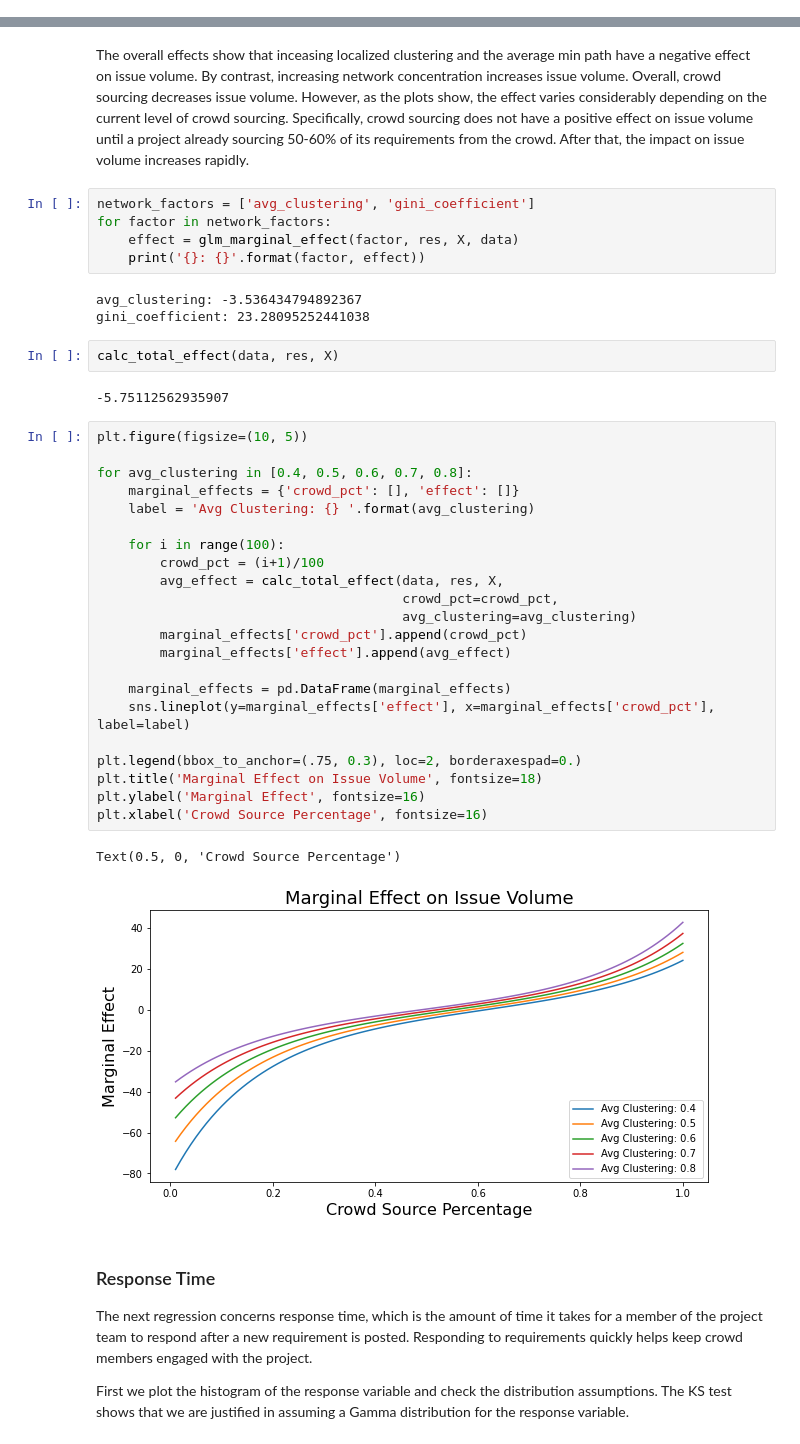
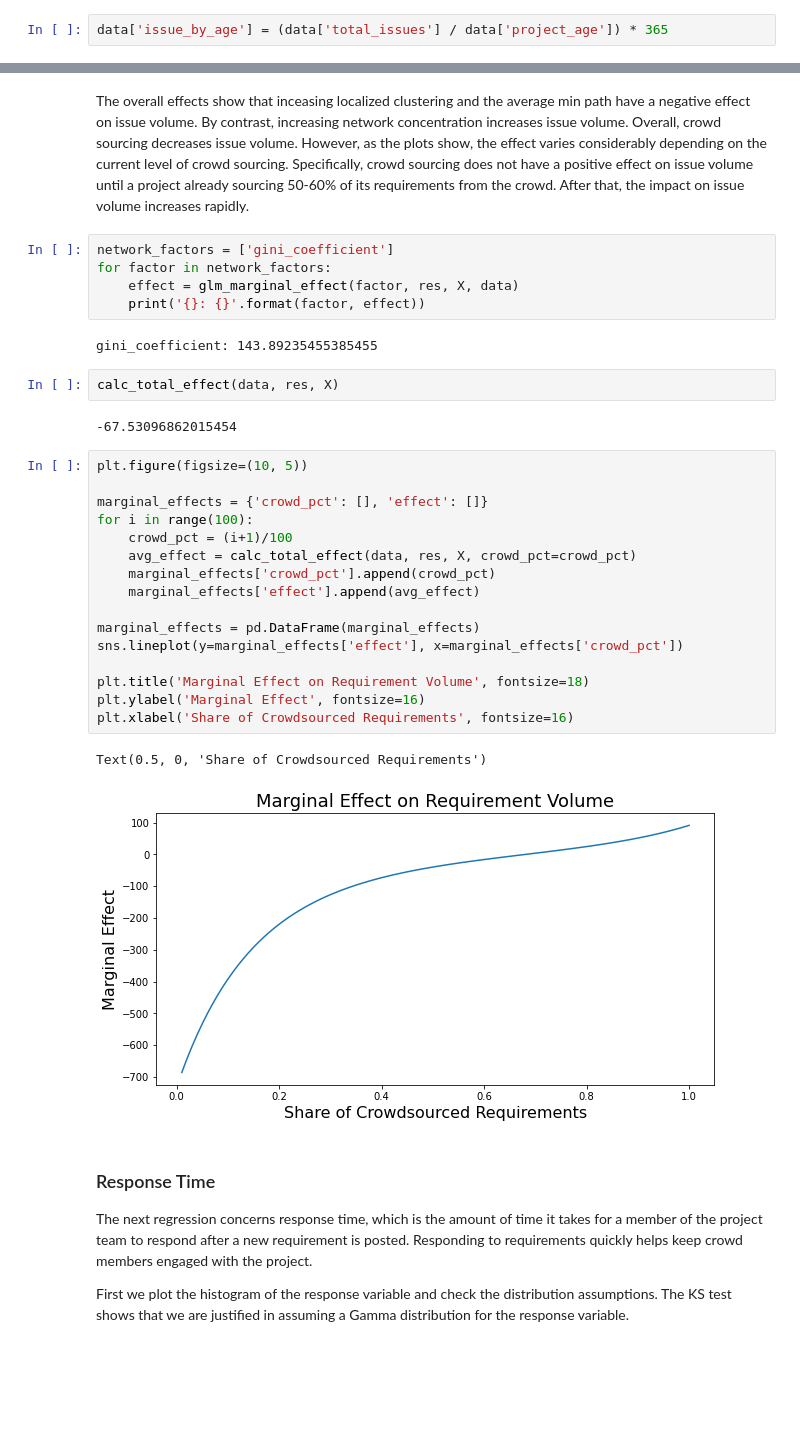
Before and after one commit to MthwRobinson/sh-network-paper, a Jupyter notebook: notebooks/analysis.ipynb, the cells around one changed output, grey strips where cells are left out. Cells and saved outputs as stored; diff of their text form; blank space fills up the shorter version.

```diff
--- a/notebooks/analysis.ipynb
+++ b/notebooks/analysis.ipynb
@@ -478,5 +478,7 @@ Text(0.5, 0, 'Crowd Source Percentage')
 The next regression involves issues volume. Gaining feedback from a broader range of stakeholders is posited as an advantage of crowd based requirements processes. However, if the volume of requirements is too high it can overwhelm project managers and make it difficult to prioritize.
 
 First we plot the distribution of issue volume and check the distribution. According to the KS test, we're same in assuming  that issue volume conforms to a Gamma distribution.
+# %%
+data['issue_by_age'] = (data['total_issues'] / data['project_age']) * 365
 # %%
 plt.figure(figsize=(10, 5))
@@ -598,42 +594,35 @@ strong multicollinearity or other numerical problems.
 # %% [markdown]
 The overall effects show that inceasing localized clustering and the average min path have a negative effect on issue volume. By contrast, increasing network concentration increases issue volume. Overall, crowd sourcing decreases issue volume. However, as the plots show, the effect varies considerably depending on the current level of crowd sourcing. Specifically, crowd sourcing does not have a positive effect on issue volume until a project already sourcing 50-60% of its requirements from the crowd. After that, the impact on issue volume increases rapidly.
 # %%
-network_factors = ['avg_clustering', 'gini_coefficient']
+network_factors = ['gini_coefficient']
 for factor in network_factors:
     effect = glm_marginal_effect(factor, res, X, data)
     print('{}: {}'.format(factor, effect))
 # %% [output]
-avg_clustering: -3.536434794892367
-gini_coefficient: 23.28095252441038
+gini_coefficient: 143.89235455385455
 # %%
 calc_total_effect(data, res, X)
 # %% [output]
--5.75112562935907
+-67.53096862015454
 # %%
 plt.figure(figsize=(10, 5))
 
-for avg_clustering in [0.4, 0.5, 0.6, 0.7, 0.8]:
-    marginal_effects = {'crowd_pct': [], 'effect': []}
-    label = 'Avg Clustering: {} '.format(avg_clustering)
+marginal_effects = {'crowd_pct': [], 'effect': []}
+for i in range(100):
+    crowd_pct = (i+1)/100
+    avg_effect = calc_total_effect(data, res, X, crowd_pct=crowd_pct)
+    marginal_effects['crowd_pct'].append(crowd_pct)
+    marginal_effects['effect'].append(avg_effect)
 
-    for i in range(100):
-        crowd_pct = (i+1)/100
-        avg_effect = calc_total_effect(data, res, X,
-                                       crowd_pct=crowd_pct,
-                                       avg_clustering=avg_clustering)
-        marginal_effects['crowd_pct'].append(crowd_pct)
-        marginal_effects['effect'].append(avg_effect)
+marginal_effects = pd.DataFrame(marginal_effects)
+sns.lineplot(y=marginal_effects['effect'], x=marginal_effects['crowd_pct'])
 
-    marginal_effects = pd.DataFrame(marginal_effects)
-    sns.lineplot(y=marginal_effects['effect'], x=marginal_effects['crowd_pct'], label=label)
-
-plt.legend(bbox_to_anchor=(.75, 0.3), loc=2, borderaxespad=0.)
-plt.title('Marginal Effect on Issue Volume', fontsize=18)
+plt.title('Marginal Effect on Requirement Volume', fontsize=18)
 plt.ylabel('Marginal Effect', fontsize=16)
-plt.xlabel('Crowd Source Percentage', fontsize=16)
+plt.xlabel('Share of Crowdsourced Requirements', fontsize=16)
 # %% [output]
-Text(0.5, 0, 'Crowd Source Percentage')
+Text(0.5, 0, 'Share of Crowdsourced Requirements')
-[figure, old version]
+[figure, new version]
 # %% [markdown]
 ### Response Time <a id='avg_first_comment'></a>
 
```
Also changed, not shown: parts of 55 cells of this notebook, 2 other files.
